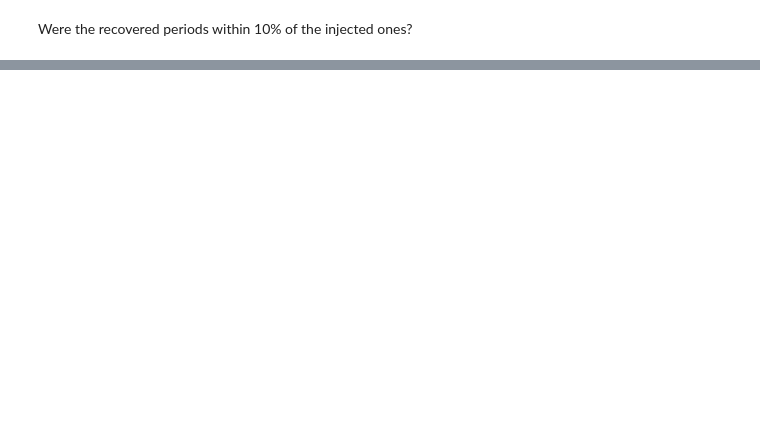
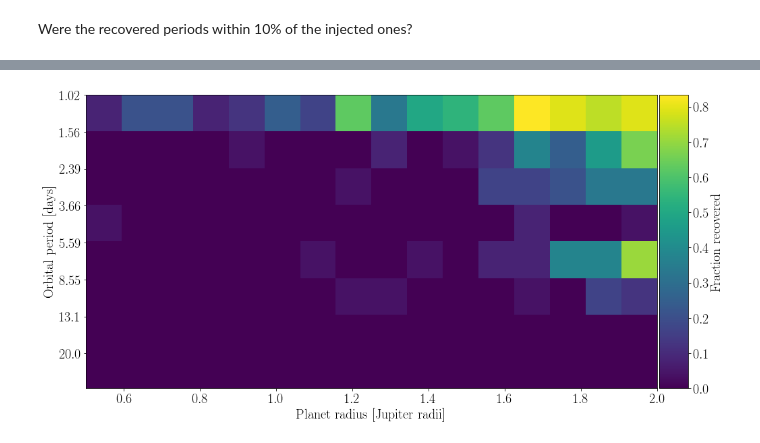
Before and after one commit to RuthAngus/extragalactic-exoplanets, a Jupyter notebook: Proof-of-concept.ipynb, the cells around one changed output, grey strips where cells are left out. Drawn from its saved outputs; the diff is of its cells as text; code cells hidden in the pictures; blank space fills up the shorter version.

```diff
--- a/Proof-of-concept.ipynb
+++ b/Proof-of-concept.ipynb
@@ -250,0 +332,37 @@ plt.savefig("completeness.pdf")
+# %%
+recovered, true_p = run_bls(Ntrials, porbs, radii)
+# %%
+def make_plot(true_p, recovered, porbs, radii, Ntrials):
+    Norbs, Nrads = len(porbs), len(radii)
+
+    success = true_p/abs(true_p - recovered)
+    success_hist = np.zeros((Norbs, Nrads))
+
+    for i in range(Norbs):
+        for j in range(Nrads):
+            success = abs(true_p[i, j, :] - recovered[i, j, :])/true_p[i, j, :]
+            s = success <= .1
+            success_hist[i, j] = float(sum(s))/Ntrials
+
+    rjup = co.R_jup/co.R_sun
+
+    fig, ax = plt.subplots(figsize=(Nrads*1, Norbs*1))
+    img = ax.imshow(success_hist, extent=[radii[0]/rjup, radii[-1]/rjup, porbs[1], porbs[0]], aspect="auto")
+    tlabels = []
+    tmarks = np.linspace(porbs[0], 1.5, Norbs)
+    for p in porbs:
+        tlabels.append("${0:.3}$".format(p))
+    ax.set_yticks(tmarks)
+    ax.set_yticklabels(tlabels)
+    plt.xlabel("$\mathrm{Planet~radius~[Jupiter~radii]}$")
+    plt.ylabel("$\mathrm{Orbital~period~[days]}$")
+
+    divider = make_axes_locatable(ax)
+    cax = divider.append_axes("right", size="5%", pad=0.05)
+
+    plt.colorbar(img, ax=ax, cax=cax, label="$\mathrm{Fraction~recovered}$")
+    plt.savefig("completeness_nights2.pdf")
+# %%
+make_plot(true_p, recovered, porbs, radii, Ntrials)
+# %% [output]
+[figure, added]
```
Also changed, not shown: parts of 7 cells of this notebook.
